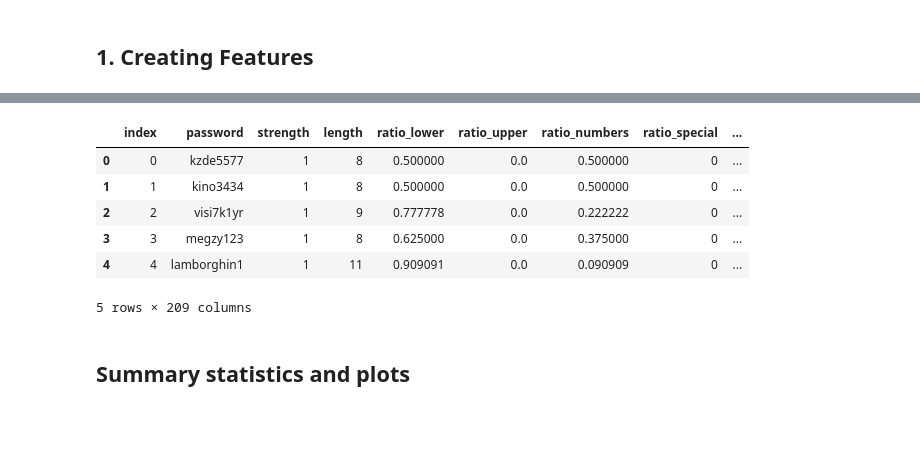
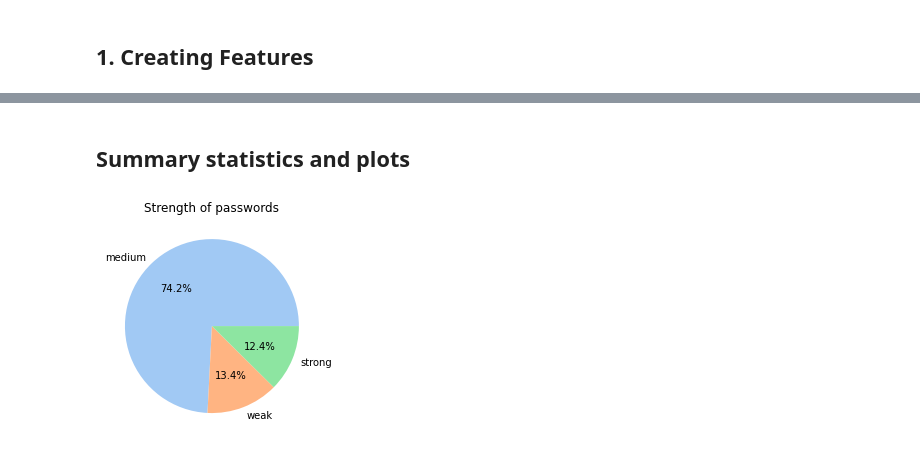
Before and after one commit to sddiener/Comparison-of-Decision-Tree-and-KNN-for-Stroke-Prediction, a Jupyter notebook: Preprocessing PW.ipynb, the cells around one changed output, grey strips where cells are left out. Saved outputs shown, nothing was run; the diff lists cells and outputs as text; code cells hidden in the pictures; blank space fills up the shorter version.

Commit message:
Stroke visualization

```diff
--- a/Preprocessing PW.ipynb
+++ b/Preprocessing PW.ipynb
@@ -79,12 +74,13 @@ data_tfidf.shape: (669639, 209)
-# %%
-data_tfidf.head()
-# %% [output]
-|  | index | password | strength | length | ratio_lower | ratio_upper | ratio_numbers | ratio_special | ... |
-| 0 | 0 | kzde5577 | 1 | 8 | 0.500000 | 0.0 | 0.500000 | 0 | ... |
-| 1 | 1 | kino3434 | 1 | 8 | 0.500000 | 0.0 | 0.500000 | 0 | ... |
-| 2 | 2 | visi7k1yr | 1 | 9 | 0.777778 | 0.0 | 0.222222 | 0 | ... |
-| 3 | 3 | megzy123 | 1 | 8 | 0.625000 | 0.0 | 0.375000 | 0 | ... |
-| 4 | 4 | lamborghin1 | 1 | 11 | 0.909091 | 0.0 | 0.090909 | 0 | ... |
-5 rows × 209 columns
 # %% [markdown]
 ## Summary statistics and plots
+# %%
+# plot piechart of strength of password
+pie_data = data.strength.map({0:'weak',1:'medium',2:'strong'}).value_counts()
+colors = sns.color_palette('pastel')[0:5]
+
+fig= plt.figure(figsize=(5, 4)).set_facecolor('white')
+plt.pie(pie_data, labels=pie_data.index, colors=colors, autopct='%1.1f%%')
+plt.title('Strength of passwords')
+plt.show() # plt.savefig('piechart.png')
+# %% [output]
+[figure, added]
```
Also changed, not shown: parts of 7 cells of this notebook, 11 other files.
